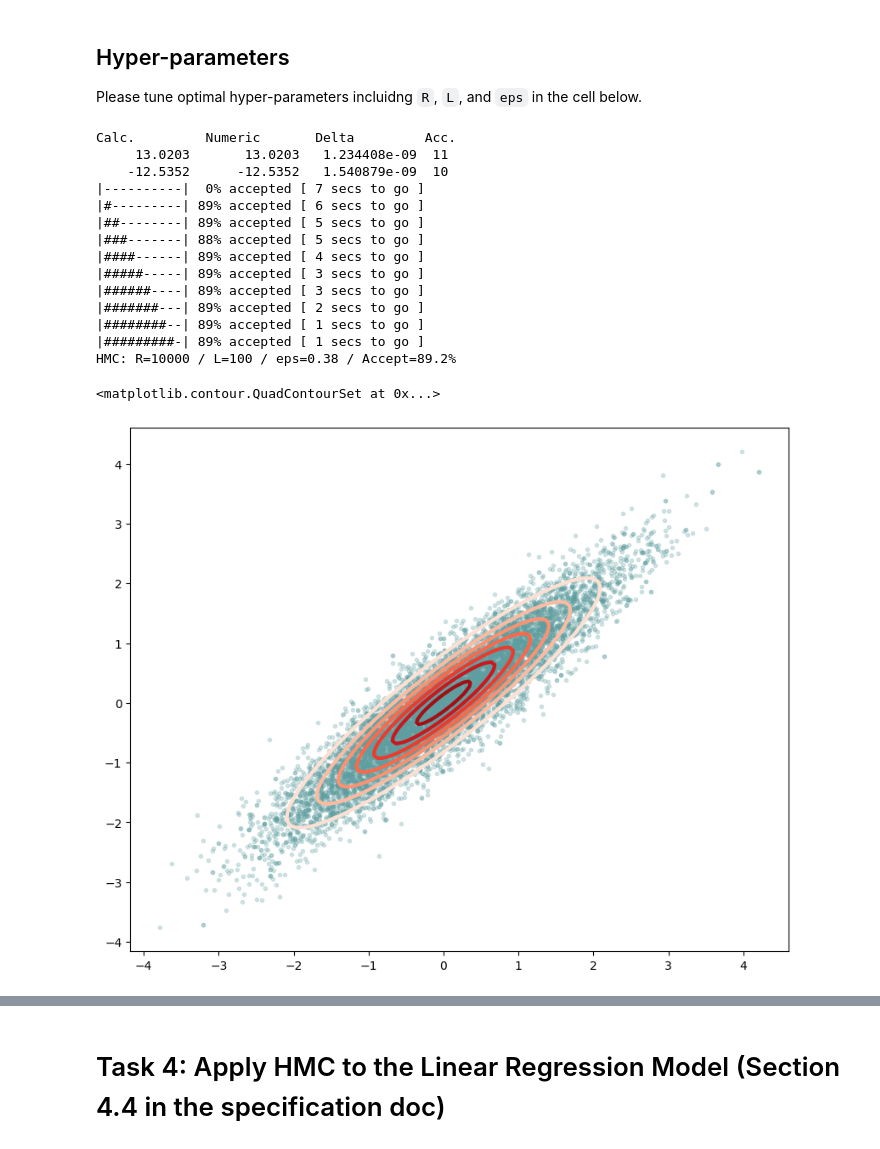
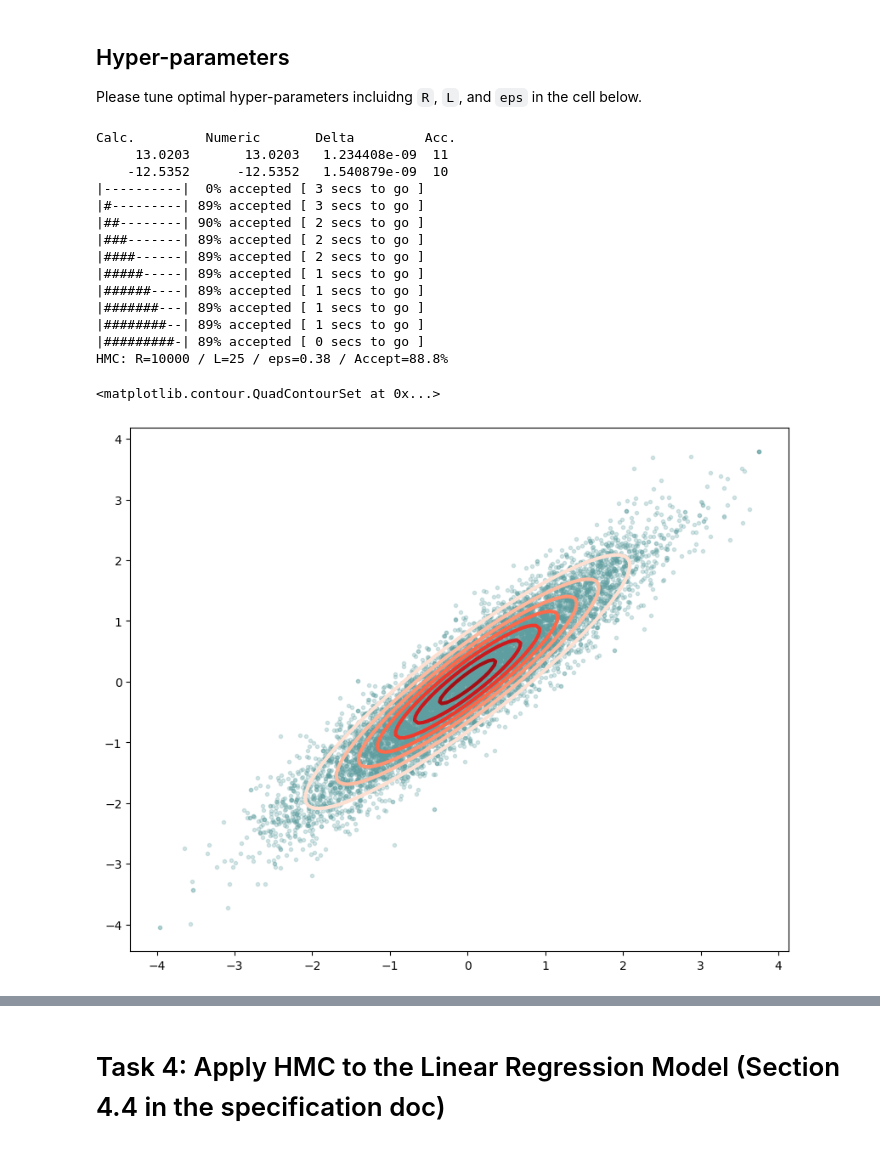
Before and after one commit to rwitobaansheikh/Bayesian_Final_project, a Jupyter notebook: CM50268 BML Final Project 2024/CM50268 BML_Final_Project.ipynb, the cells around one changed output, grey strips where cells are left out. Cells and saved outputs as stored; diff of their text form; code cells hidden in the pictures.

```diff
--- a/CM50268 BML Final Project 2024/CM50268 BML_Final_Project.ipynb
+++ b/CM50268 BML Final Project 2024/CM50268 BML_Final_Project.ipynb
@@ -331,39 +356,39 @@ Please tune optimal hyper-parameters incluidng `R`, `L`, and `eps` in the cell b
 # %%
 np.random.seed(seed=1)  # Fix the random seed for better reproducibility
 
 #### **** YOUR CODE BELOW **** ####
 
 
 R= 10000
-L = 100
+L = 25
 eps = 0.38
 burn = int(R/10)
 
 #### **** YOUR CODE ABOVE **** ####
 
 # HMC sampling
 S, *_ = hmc.sample(x0, energy_func, energy_grad, R, L, eps, burn=burn, checkgrad=True, args=[covar])
 # Plot the figure
 plt.figure(figsize=fsz)
 plt.plot(S[:, 0], S[:, 1], '.', ms=6, color='CadetBlue', alpha=0.25, zorder=0)
 plt.contour(GX, GY, P.reshape((gsz, gsz)), cmap='Reds', linewidths=3, zorder=1)
 # %% [output]
 Calc.         Numeric       Delta         Acc.
      13.0203       13.0203   1.234408e-09  11
     -12.5352      -12.5352   1.540879e-09  10
-|----------|  0% accepted [ 7 secs to go ]
-|#---------| 89% accepted [ 6 secs to go ]
-|##--------| 89% accepted [ 5 secs to go ]
-|###-------| 88% accepted [ 5 secs to go ]
-|####------| 89% accepted [ 4 secs to go ]
-|#####-----| 89% accepted [ 3 secs to go ]
-|######----| 89% accepted [ 3 secs to go ]
-|#######---| 89% accepted [ 2 secs to go ]
+|----------|  0% accepted [ 3 secs to go ]
+|#---------| 89% accepted [ 3 secs to go ]
+|##--------| 90% accepted [ 2 secs to go ]
+|###-------| 89% accepted [ 2 secs to go ]
+|####------| 89% accepted [ 2 secs to go ]
+|#####-----| 89% accepted [ 1 secs to go ]
+|######----| 89% accepted [ 1 secs to go ]
+|#######---| 89% accepted [ 1 secs to go ]
 |########--| 89% accepted [ 1 secs to go ]
-|#########-| 89% accepted [ 1 secs to go ]
-HMC: R=10000 / L=100 / eps=0.38 / Accept=89.2%
+|#########-| 89% accepted [ 0 secs to go ]
+HMC: R=10000 / L=25 / eps=0.38 / Accept=88.8%
 <matplotlib.contour.QuadContourSet at 0x...>
-[figure, old version]
+[figure, new version]
 # %%
 #### **** YOUR CODE HERE **** ####
 
```
Also changed, not shown: parts of 10 cells of this notebook.
